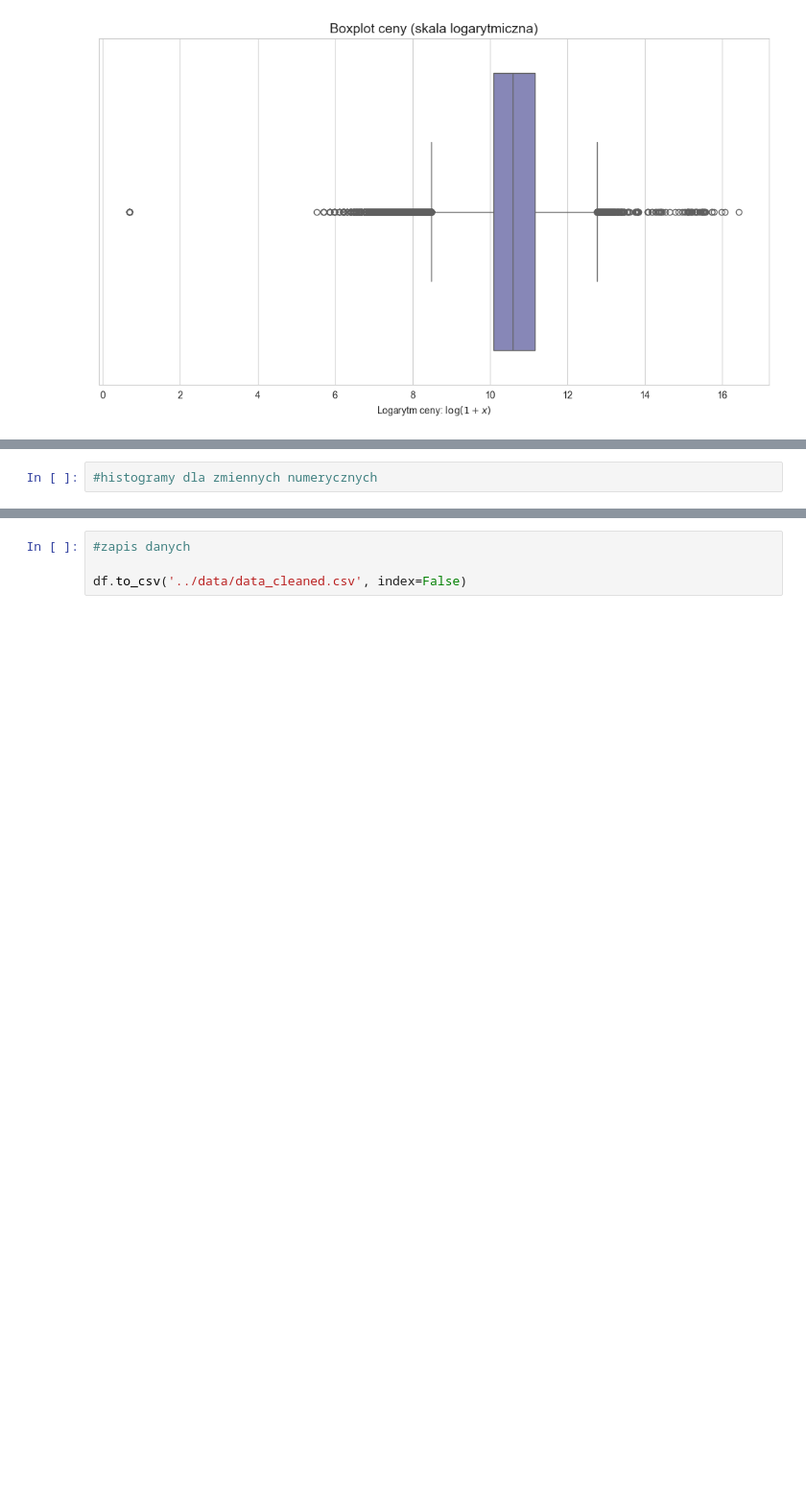
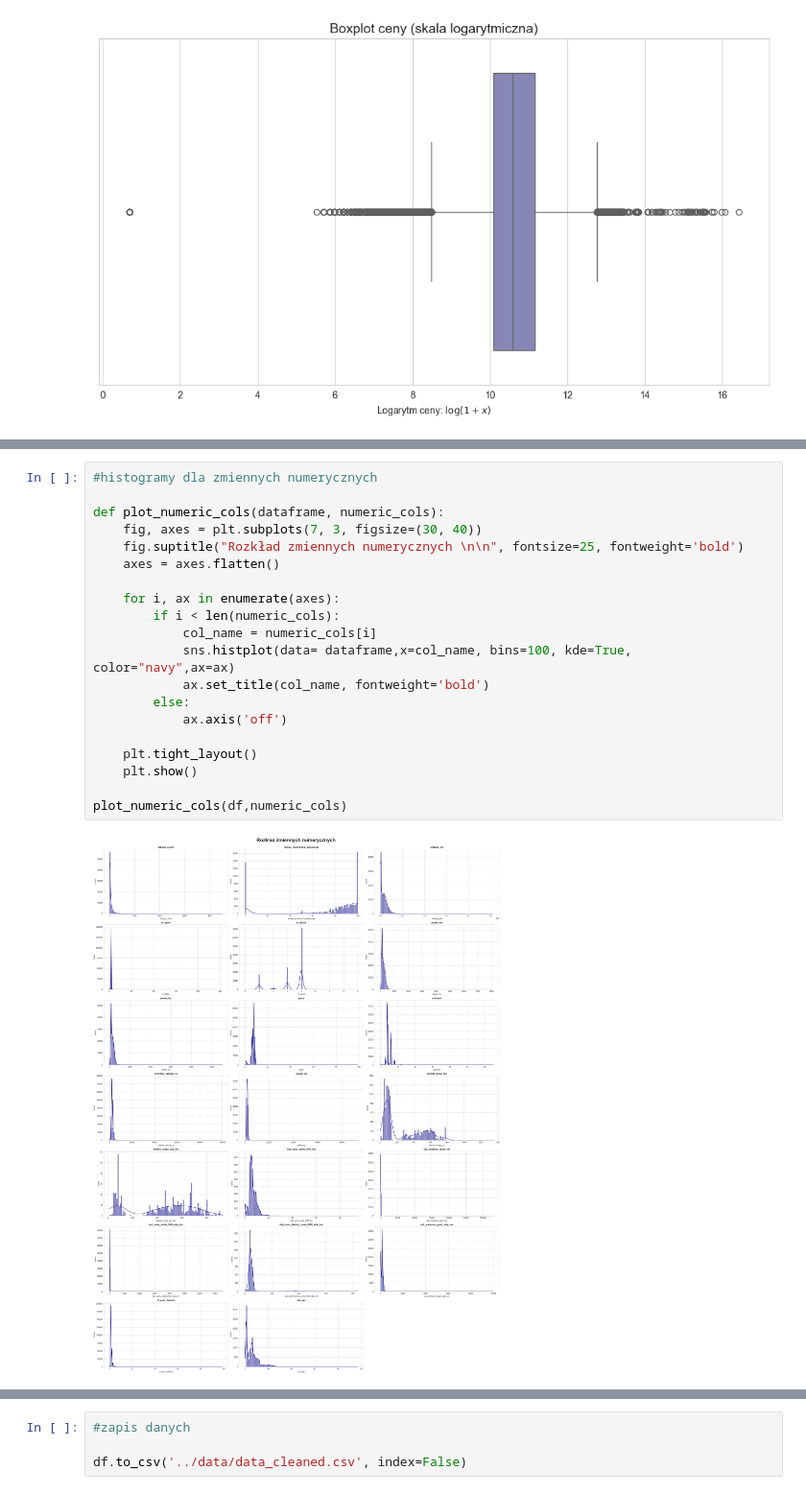
Before and after one commit to Magda-Tyton/Projekt_ML, a Jupyter notebook: notebooks/eda.ipynb, the cells around one changed output, grey strips where cells are left out. Shown at 96% size. Drawn from its saved outputs; the diff is of its cells as text; blank space fills up the shorter version.

```diff
--- a/notebooks/eda.ipynb
+++ b/notebooks/eda.ipynb
@@ -265,4 +242,24 @@ plot_all_bool_pies(df, bool_cols, cols_per_row=4)
 # %%
 #histogramy dla zmiennych numerycznych
+
+def plot_numeric_cols(dataframe, numeric_cols):
+    fig, axes = plt.subplots(7, 3, figsize=(30, 40))
+    fig.suptitle("Rozkład zmiennych numerycznych \n\n", fontsize=25, fontweight='bold')
+    axes = axes.flatten()
+
+    for i, ax in enumerate(axes):
+        if i < len(numeric_cols):
+            col_name = numeric_cols[i]
+            sns.histplot(data= dataframe,x=col_name, bins=100, kde=True, color="navy",ax=ax)
+            ax.set_title(col_name, fontweight='bold')
+        else:
+            ax.axis('off')
+
+    plt.tight_layout()
+    plt.show()
+
+plot_numeric_cols(df,numeric_cols)
+# %% [output]
+[figure, added]
 # %%
 # wizualizacje dla zmiennych kategorycznych
```
Also changed, not shown: parts of 17 cells of this notebook, 2 other files.
